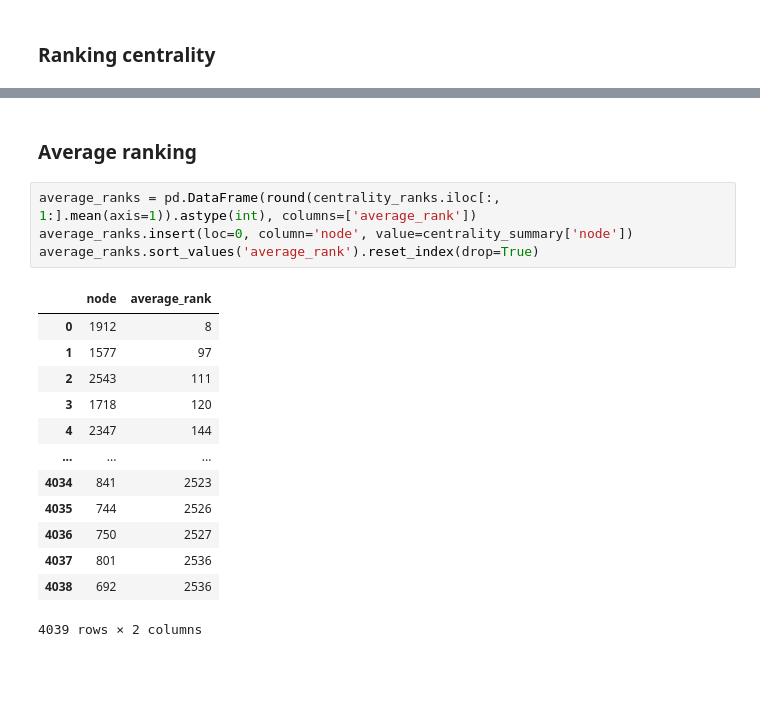
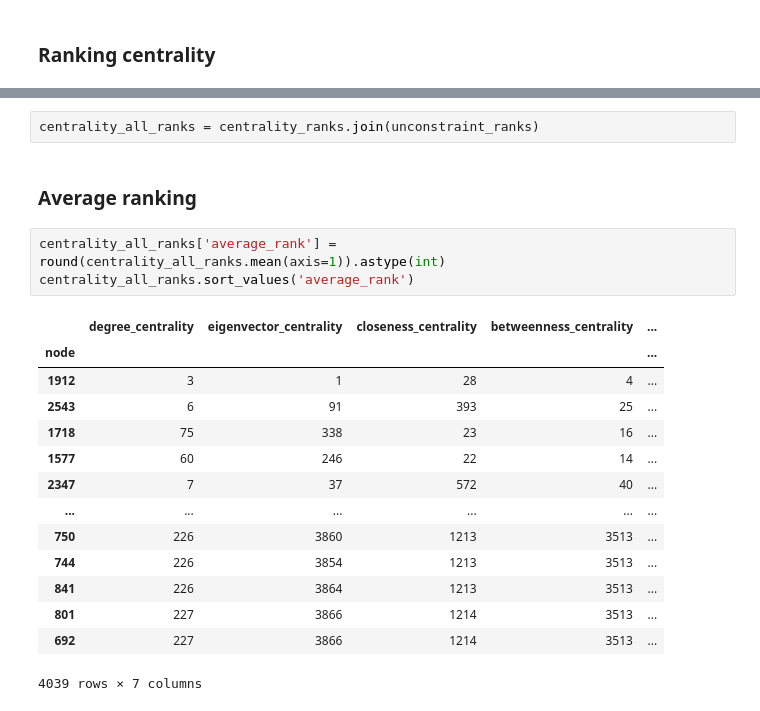
Before and after one commit to Dosann/Social-network-analysis, a Jupyter notebook: Untitled.ipynb, the cells around one changed output, grey strips where cells are left out. Saved outputs shown, nothing was run; the diff lists cells and outputs as text; blank space fills up the shorter version.

```diff
--- a/Untitled.ipynb
+++ b/Untitled.ipynb
@@ -246,21 +290,23 @@ centrality_ranks.sort_values('degree_centrality')
+# %%
+centrality_all_ranks = centrality_ranks.join(unconstraint_ranks)
 # %% [markdown]
 ### Average ranking
-# %%
-average_ranks = pd.DataFrame(round(centrality_ranks.iloc[:, 1:].mean(axis=1)).astype(int), columns=['average_rank'])
-average_ranks.insert(loc=0, column='node', value=centrality_summary['node'])
-average_ranks.sort_values('average_rank').reset_index(drop=True)
-# %% [output]
-|  | node | average_rank |
-| 0 | 1912 | 8 |
-| 1 | 1577 | 97 |
-| 2 | 2543 | 111 |
-| 3 | 1718 | 120 |
-| 4 | 2347 | 144 |
-| ... | ... | ... |
-| 4034 | 841 | 2523 |
-| 4035 | 744 | 2526 |
-| 4036 | 750 | 2527 |
-| 4037 | 801 | 2536 |
-| 4038 | 692 | 2536 |
-4039 rows × 2 columns
+# %%
+centrality_all_ranks['average_rank'] = round(centrality_all_ranks.mean(axis=1)).astype(int)
+centrality_all_ranks.sort_values('average_rank')
+# %% [output]
+|  | degree_centrality | eigenvector_centrality | closeness_centrality | betweenness_centrality | ... |
+| node |  |  |  |  | ... |
+| 1912 | 3 | 1 | 28 | 4 | ... |
+| 2543 | 6 | 91 | 393 | 25 | ... |
+| 1718 | 75 | 338 | 23 | 16 | ... |
+| 1577 | 60 | 246 | 22 | 14 | ... |
+| 2347 | 7 | 37 | 572 | 40 | ... |
+| ... | ... | ... | ... | ... | ... |
+| 750 | 226 | 3860 | 1213 | 3513 | ... |
+| 744 | 226 | 3854 | 1213 | 3513 | ... |
+| 841 | 226 | 3864 | 1213 | 3513 | ... |
+| 801 | 227 | 3866 | 1214 | 3513 | ... |
+| 692 | 227 | 3866 | 1214 | 3513 | ... |
+4039 rows × 7 columns
 # %%
```
Also changed, not shown: parts of 13 cells of this notebook, 1 other file.
